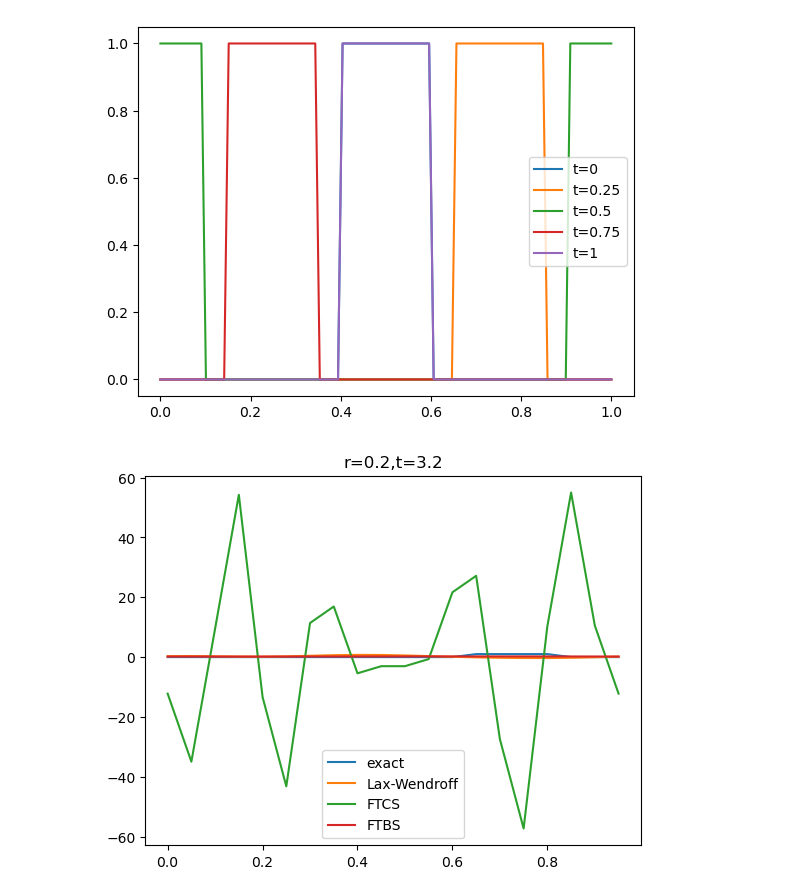
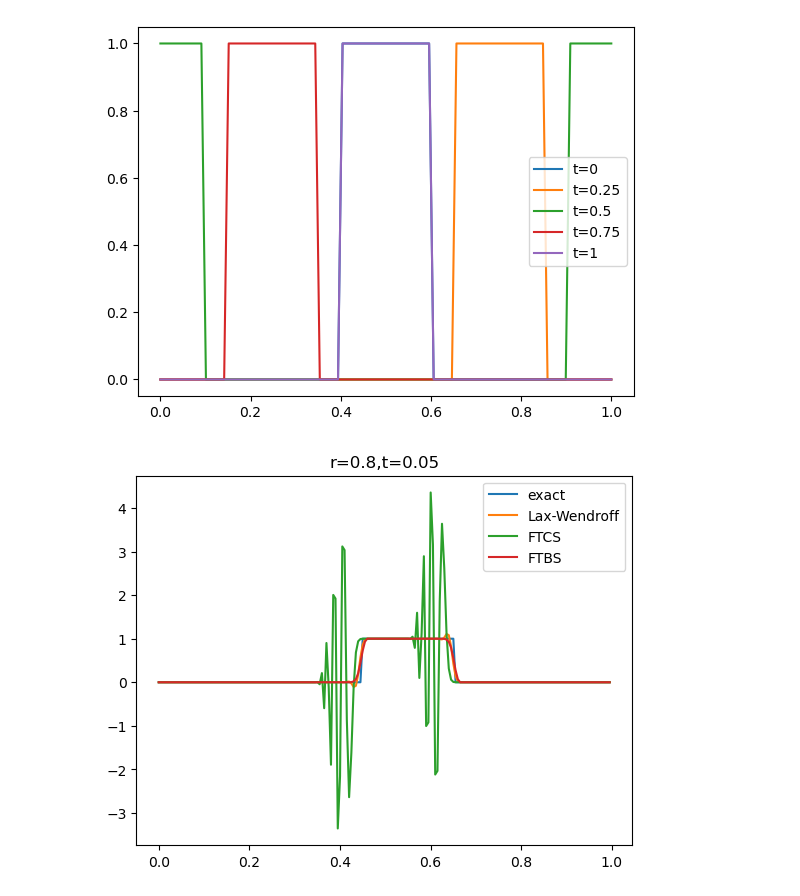
Before and after one commit to Cauchyyyyy/NPDE-24-Fall, a Jupyter notebook: hw1104/main.ipynb, the cells around one changed output. Saved outputs shown, nothing was run; the diff lists cells and outputs as text; code cells hidden in the pictures.

```diff
--- a/hw1104/main.ipynb
+++ b/hw1104/main.ipynb
@@ -12,9 +12,9 @@ matplotlib.pyplot.show()
 [figure]
 # %%
 T=3.5
-h=0.05
+h=0.005
 J=int(1/h)
-r=0.2
+r=0.8
 dt=r*h
 N=round(T/dt)
 x=np.arange(0,1,h)  # which means [0,1) with step h
@@ -40,15 +40,15 @@ v_lw=np.zeros((J,N))
 v_lw[:,0]=u(x,0)
 for n in range(1,N):
     for j in range(1,J-1):
-        v_lw[j,n]=v_lw[j,n-1]+r/2*(v_lw[j+1,n-1]-v_lw[j-1,n-1])+r**2/2*(v_lw[j+1,n-1]-2*v_lw[j,n-1]+v_lw[j-1,n-1])
-    v_lw[0,n]=v_lw[0,n-1]+r/2*(v_lw[1,n-1]-v_lw[J-1,n-1])+r**2/2*(v_lw[1,n-1]-2*v_lw[0,n-1]+v_lw[J-1,n-1])
-    v_lw[J-1,n]=v_lw[J-1,n-1]+r/2*(v_lw[0,n-1]-v_lw[J-2,n-1])+r**2/2*(v_lw[0,n-1]-2*v_lw[J-1,n-1]+v_lw[J-2,n-1])
+        v_lw[j,n]=v_lw[j,n-1]-r/2*(v_lw[j+1,n-1]-v_lw[j-1,n-1])+r**2/2*(v_lw[j+1,n-1]-2*v_lw[j,n-1]+v_lw[j-1,n-1])
+    v_lw[0,n]=v_lw[0,n-1]-r/2*(v_lw[1,n-1]-v_lw[J-1,n-1])+r**2/2*(v_lw[1,n-1]-2*v_lw[0,n-1]+v_lw[J-1,n-1])
+    v_lw[J-1,n]=v_lw[J-1,n-1]-r/2*(v_lw[0,n-1]-v_lw[J-2,n-1])+r**2/2*(v_lw[0,n-1]-2*v_lw[J-1,n-1]+v_lw[J-2,n-1])
 # %%
-t=3.2
+t=0.05
 matplotlib.pyplot.plot(x,u(x,t),x,v_lw[:,round(t/dt)],x,v[:,round(t/dt)],x,v_ftbs[:,round(t/dt)])
 matplotlib.pyplot.legend(['exact','Lax-Wendroff','FTCS','FTBS'])
 matplotlib.pyplot.title(f'r={r},t={t}')
 matplotlib.pyplot.show()
 # %% [output]
-[figure, old version]
+[figure, new version]
 # %%
```
Also changed, not shown: parts of 1 cell of this notebook.
